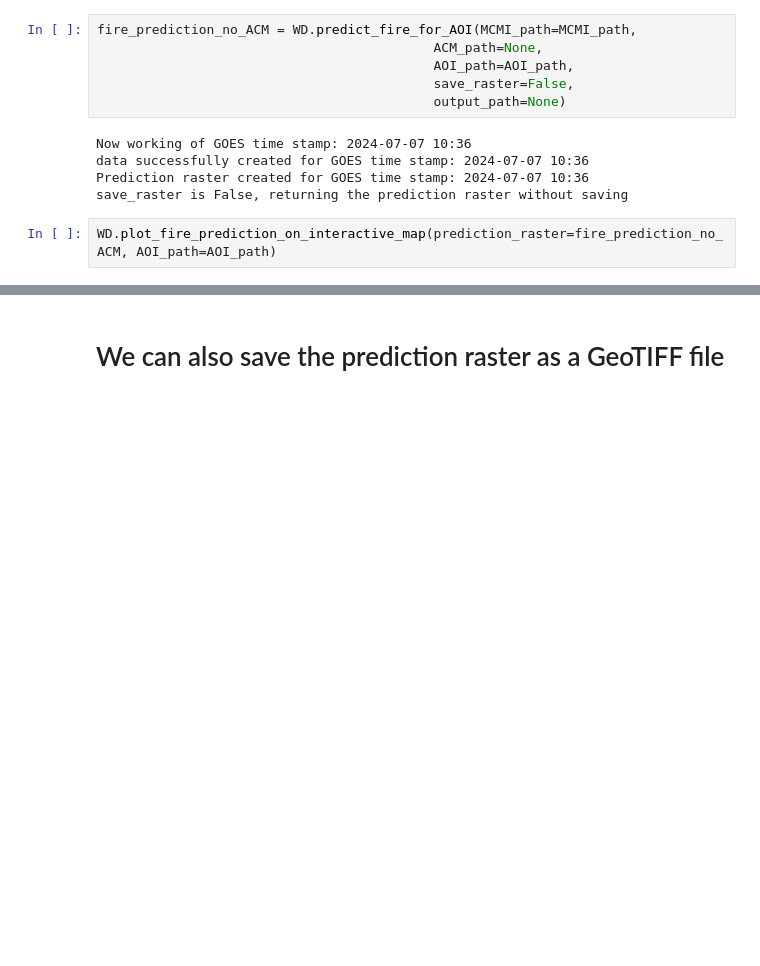
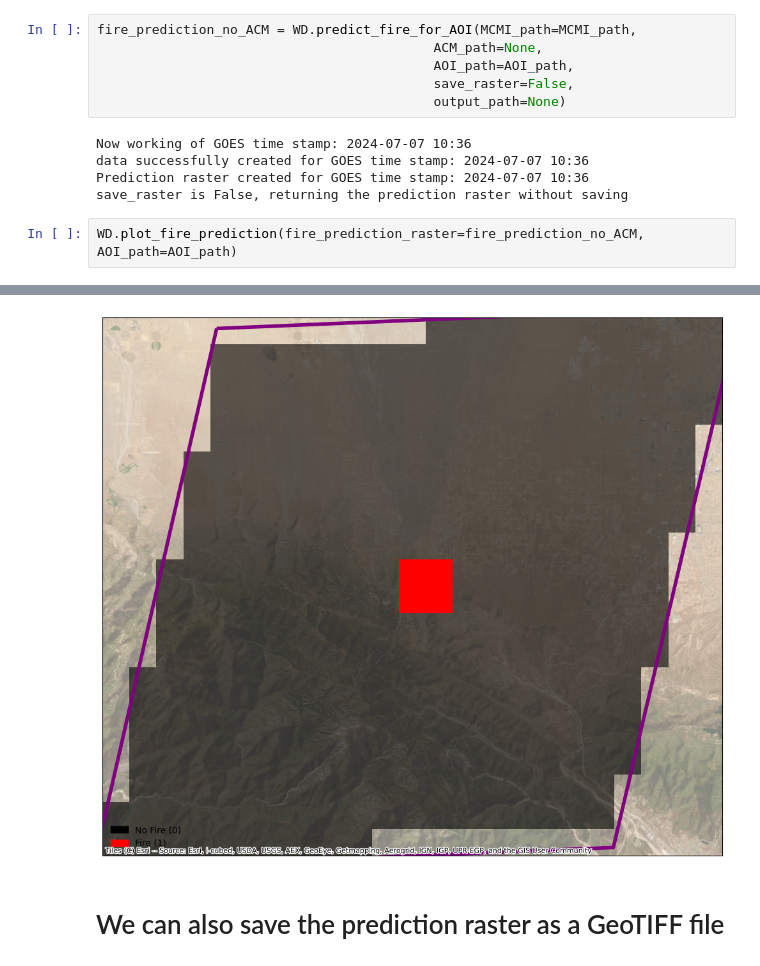
Before and after one commit to asafvanunu/GOES_wildfire_detection, a Jupyter notebook: notebook/example.ipynb, the cells around one changed output, grey strips where cells are left out. Saved outputs shown, nothing was run; the diff lists cells and outputs as text; blank space fills up the shorter version.

```diff
--- a/notebook/example.ipynb
+++ b/notebook/example.ipynb
@@ -130,5 +126,5 @@ data successfully created for GOES time stamp: 2024-07-07 10:36
 Prediction raster created for GOES time stamp: 2024-07-07 10:36
 save_raster is False, returning the prediction raster without saving
 # %%
-WD.plot_fire_prediction_on_interactive_map(prediction_raster=fire_prediction_no_ACM, AOI_path=AOI_path)
+WD.plot_fire_prediction(fire_prediction_raster=fire_prediction_no_ACM, AOI_path=AOI_path)
 # %% [output]
@@ -140,3 +131,4 @@ WD.plot_fire_prediction_on_interactive_map(prediction_raster=fire_prediction_no_
+[figure, added]
 # %% [markdown]
 # We can also save the prediction raster as a GeoTIFF file
 # %%
```
Also changed, not shown: parts of 3 cells of this notebook, 2 other files.
